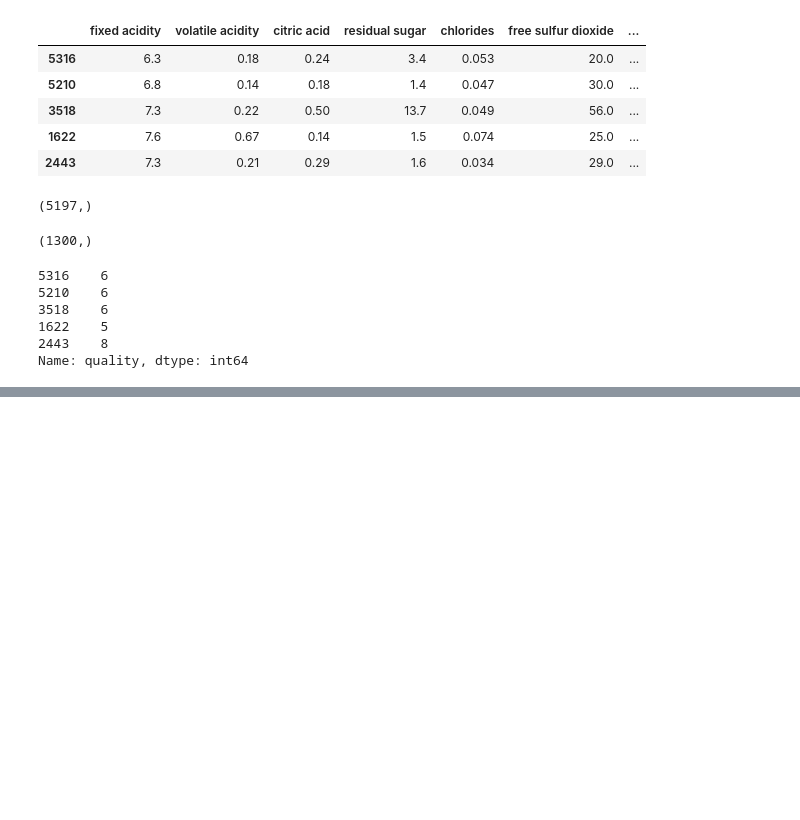
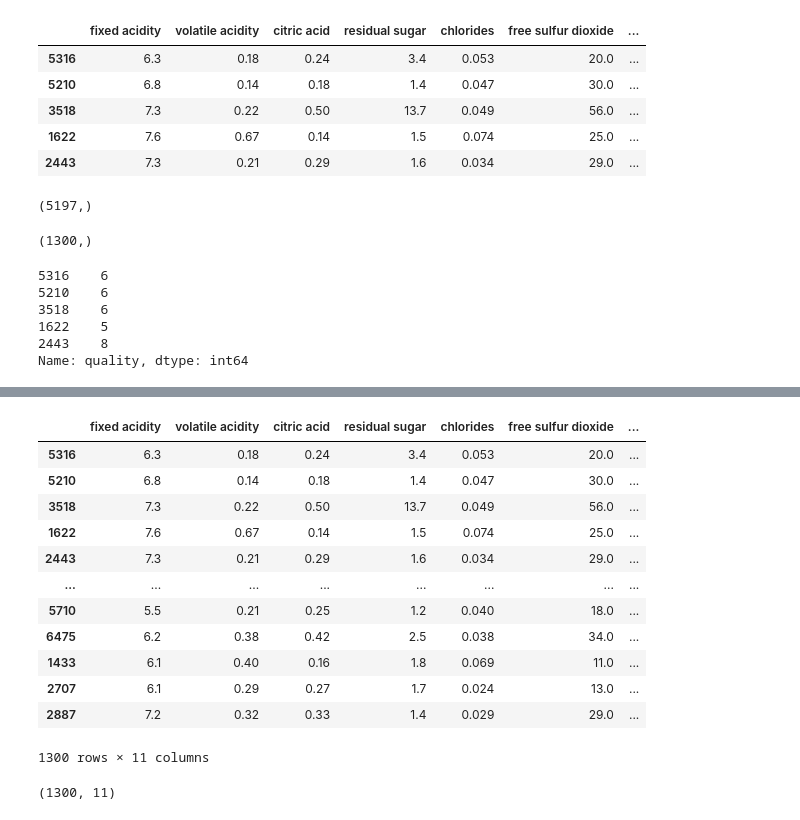
Before and after one commit to Ranjit-Singh-786/wine_classificationproject_ANN, a Jupyter notebook: wine classification.ipynb, the cells around one changed output, grey strips where cells are left out. Drawn from its saved outputs; the diff is of its cells as text; code cells hidden in the pictures; blank space fills up the shorter version.

```diff
--- a/wine classification.ipynb
+++ b/wine classification.ipynb
@@ -285,0 +350,21 @@ x_train.shape[1]
+# %%
+
+x_test
+# %% [output]
+|  | fixed acidity | volatile acidity | citric acid | residual sugar | chlorides | free sulfur dioxide | ... |
+| 5316 | 6.3 | 0.18 | 0.24 | 3.4 | 0.053 | 20.0 | ... |
+| 5210 | 6.8 | 0.14 | 0.18 | 1.4 | 0.047 | 30.0 | ... |
+| 3518 | 7.3 | 0.22 | 0.50 | 13.7 | 0.049 | 56.0 | ... |
+| 1622 | 7.6 | 0.67 | 0.14 | 1.5 | 0.074 | 25.0 | ... |
+| 2443 | 7.3 | 0.21 | 0.29 | 1.6 | 0.034 | 29.0 | ... |
+| ... | ... | ... | ... | ... | ... | ... | ... |
+| 5710 | 5.5 | 0.21 | 0.25 | 1.2 | 0.040 | 18.0 | ... |
+| 6475 | 6.2 | 0.38 | 0.42 | 2.5 | 0.038 | 34.0 | ... |
+| 1433 | 6.1 | 0.40 | 0.16 | 1.8 | 0.069 | 11.0 | ... |
+| 2707 | 6.1 | 0.29 | 0.27 | 1.7 | 0.024 | 13.0 | ... |
+| 2887 | 7.2 | 0.32 | 0.33 | 1.4 | 0.029 | 29.0 | ... |
+1300 rows × 11 columns
+# %%
+x_test.shape
+# %% [output]
+(1300, 11)
```
Also changed, not shown: parts of 15 cells of this notebook.
